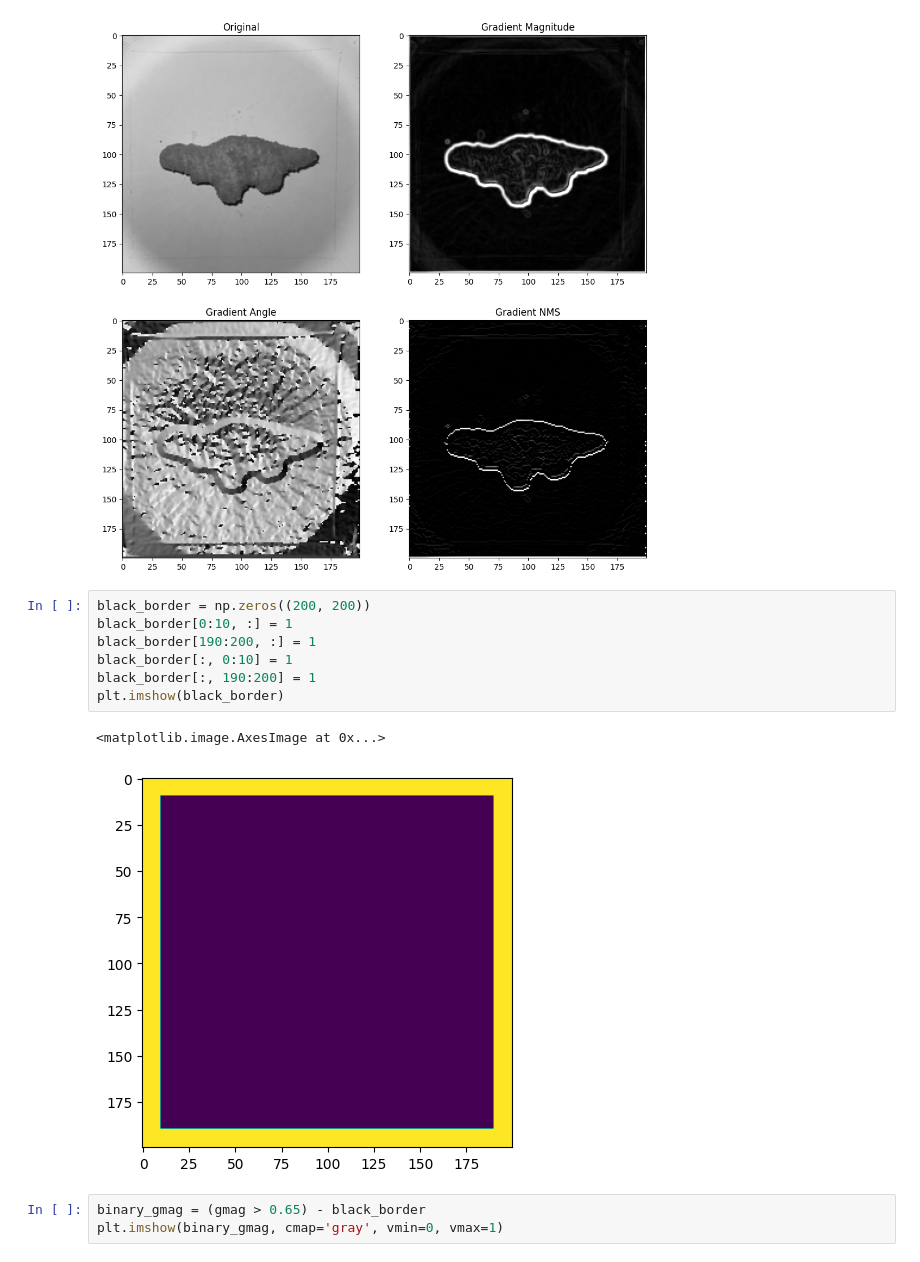
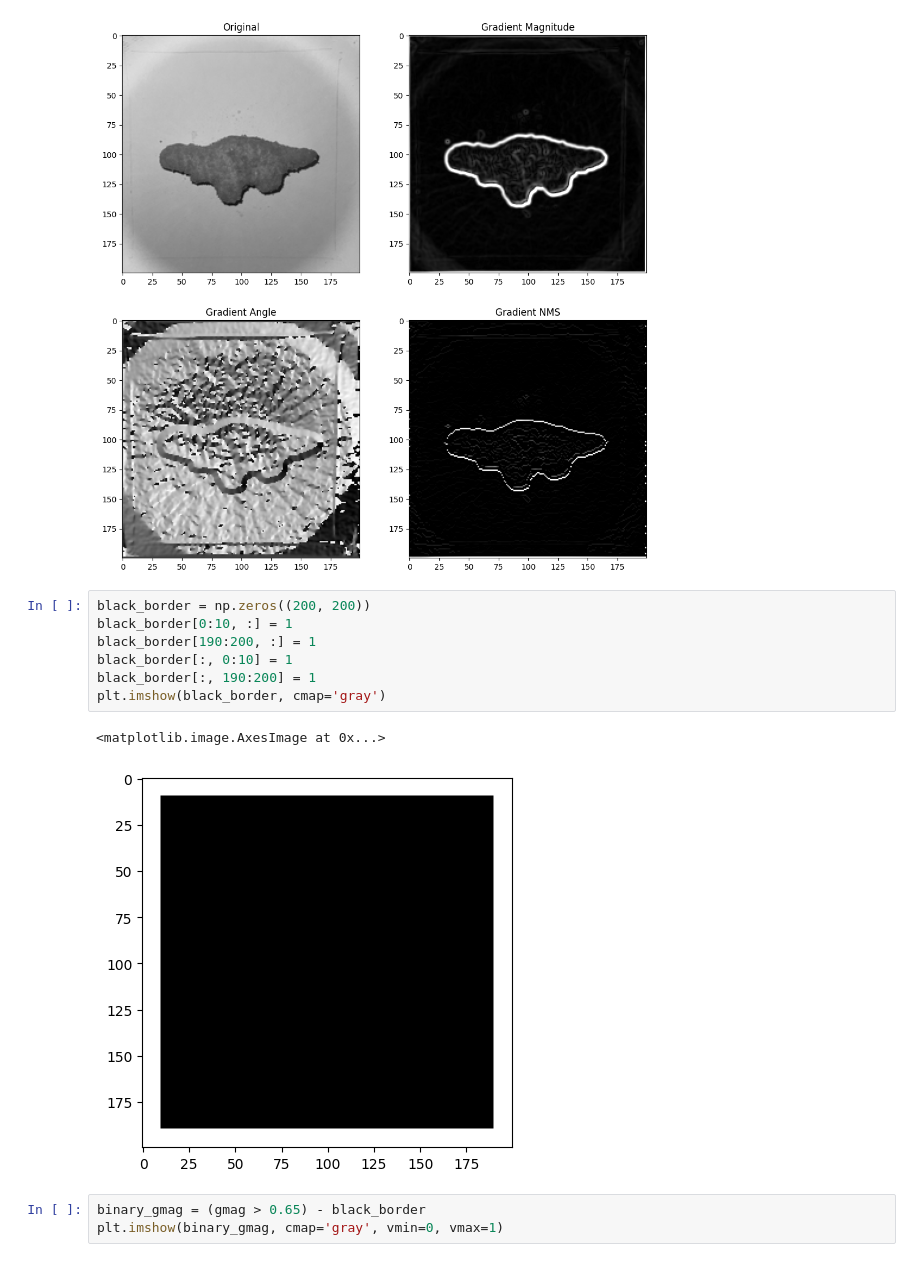
Before and after one commit to GarveyJLi/Dino-Nuggetology, a Jupyter notebook: edge_det_testing/edge_det.ipynb, the cells around one changed output. Cells and saved outputs as stored; diff of their text form.

```diff
--- a/edge_det_testing/edge_det.ipynb
+++ b/edge_det_testing/edge_det.ipynb
@@ -239,13 +239,13 @@ plt.show()
 # %%
 black_border = np.zeros((200, 200))
 black_border[0:10, :] = 1
 black_border[190:200, :] = 1
 black_border[:, 0:10] = 1
 black_border[:, 190:200] = 1
-plt.imshow(black_border)
+plt.imshow(black_border, cmap='gray')
 # %% [output]
 <matplotlib.image.AxesImage at 0x...>
-[figure, old version]
+[figure, new version]
 # %%
 binary_gmag = (gmag > 0.65) - black_border
 plt.imshow(binary_gmag, cmap='gray', vmin=0, vmax=1)
```
Also changed, not shown: 1 other file.
